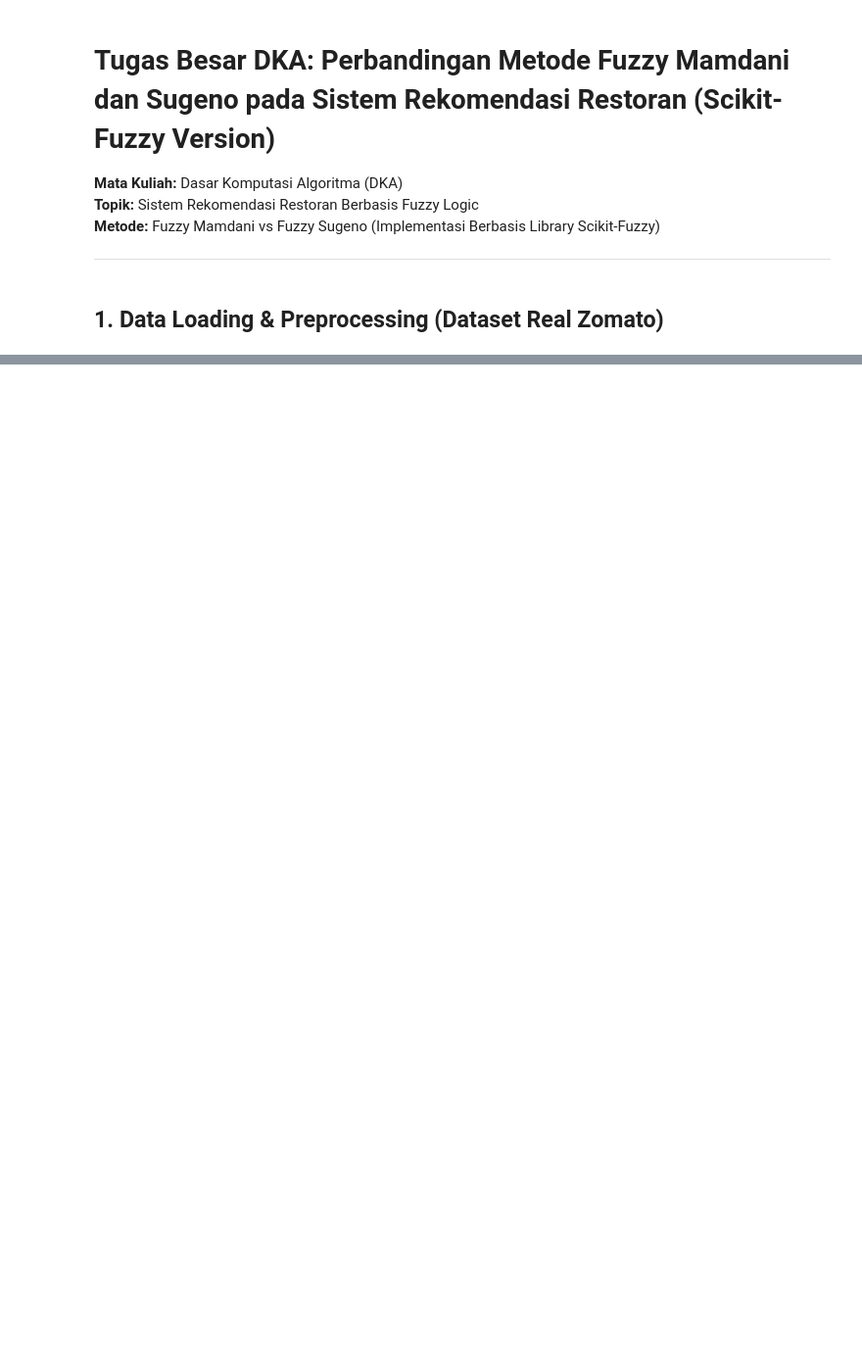
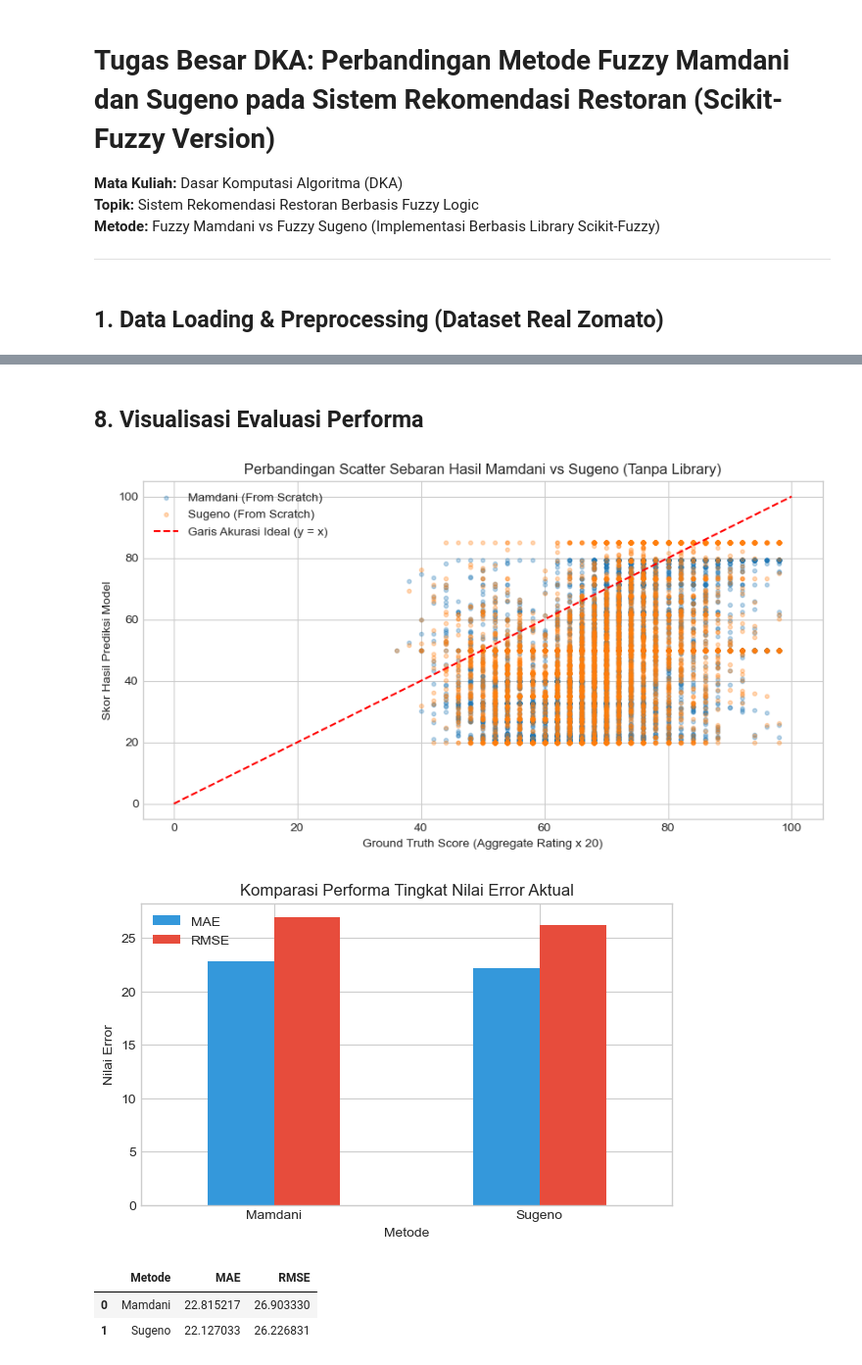
Before and after one commit to Balbale02/TUBES-DKA-SAPI, a Jupyter notebook: Tugas Besar DKA/tugas_besar_dka_fuzzy.ipynb, the cells around one changed output, grey strips where cells are left out. Shown at 98% size. Cells and saved outputs as stored; diff of their text form; code cells hidden in the pictures; blank space fills up the shorter version.

Commit message:
Memperbaiki kodingan kami dengan tanpa fuzzcit

```diff
--- a/Tugas Besar DKA/tugas_besar_dka_fuzzy.ipynb
+++ b/Tugas Besar DKA/tugas_besar_dka_fuzzy.ipynb
@@ -276,0 +299,32 @@ display(metrics)
+# %% [markdown]
+## 8. Visualisasi Evaluasi Performa
+# %%
+# Scatter Plot Perbandingan
+plt.figure(figsize=(10, 5))
+plt.scatter(data['GroundTruth_Score'], data['Mamdani_Score'], alpha=0.3, label='Mamdani (From Scratch)', s=10)
+plt.scatter(data['GroundTruth_Score'], data['Sugeno_Score'], alpha=0.3, label='Sugeno (From Scratch)', s=10)
+plt.plot([0, 100], [0, 100], 'r--', label='Garis Akurasi Ideal (y = x)')
+plt.xlabel('Ground Truth Score (Aggregate Rating x 20)')
+plt.ylabel('Skor Hasil Prediksi Model')
+plt.title('Perbandingan Scatter Sebaran Hasil Mamdani vs Sugeno (Tanpa Library)')
+plt.legend()
+plt.show()
+
+# Bar Chart Perbandingan MAE dan RMSE
+metrics = pd.DataFrame({
+    'Metode': ['Mamdani', 'Sugeno'],
+    'MAE':  [mae_mamdani, mae_sugeno],
+    'RMSE': [rmse_mamdani, rmse_sugeno]
+})
+metrics.set_index('Metode').plot(kind='bar', figsize=(7, 4), rot=0, color=['#3498db', '#e74c3c'])
+plt.title('Komparasi Performa Tingkat Nilai Error Aktual')
+plt.ylabel('Nilai Error')
+plt.show()
+
+display(metrics)
+# %% [output]
+[figure, added]
+[figure, added]
+|  | Metode | MAE | RMSE |
+| 0 | Mamdani | 22.815217 | 26.903330 |
+| 1 | Sugeno | 22.127033 | 26.226831 |
```
Also changed, not shown: parts of 14 cells of this notebook.
